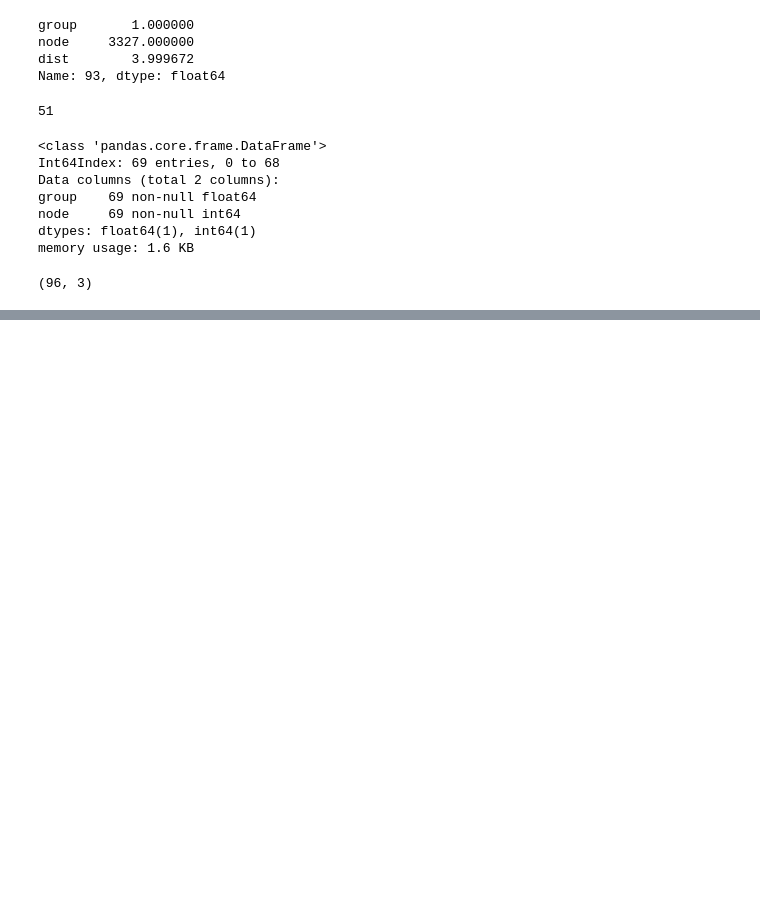
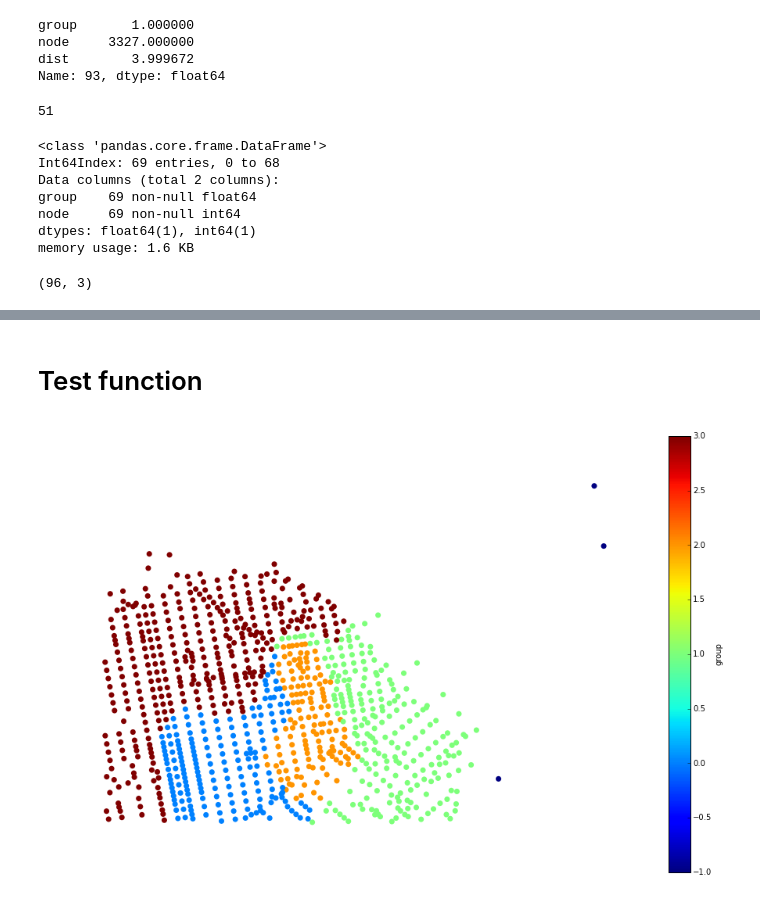
Before and after one commit to crupley/hoodie-development, a Jupyter notebook: explore/crawl algorithm.ipynb, the cells around one changed output, grey strips where cells are left out. Drawn from its saved outputs; the diff is of its cells as text; code cells hidden in the pictures; blank space fills up the shorter version.

Commit message:
test script function

```diff
--- a/explore/crawl algorithm.ipynb
+++ b/explore/crawl algorithm.ipynb
@@ -316,3 +316,5 @@ dfsm.groupby('group').mean()
 | -1 | 37.787866 | -122.408950 | 0.783035 | 2.321332 | 2.728435 | 3.357528 | 4.392747 | -0.243311 | -0.853598 | ... |
 | 0 | 37.797314 | -122.406300 | 0.640491 | 6.701643 | 4.819098 | 3.898163 | 0.923433 | 0.598391 | -0.197378 | ... |
 | 1 | 37.794206 | -122.411475 | 0.763076 | 0.866726 | 0.800069 | 1.263166 | 0.540006 | -0.033273 | -0.810767 | ... |
+# %% [markdown]
+# Test function
@@ -318,0 +323,8 @@ dfsm.groupby('group').mean()
+# %%
+dftest = crawl_cluster(4, dfsm, g)
+# %%
+dftest.plot(kind='scatter', x='lon', y='lat', c='group', cmap='jet', linewidths=0, s=50)
+plt.margins(0)
+plt.axis('off');
+# %% [output]
+[figure, added]
```
Also changed, not shown: parts of 4 cells of this notebook, 1 other file.
